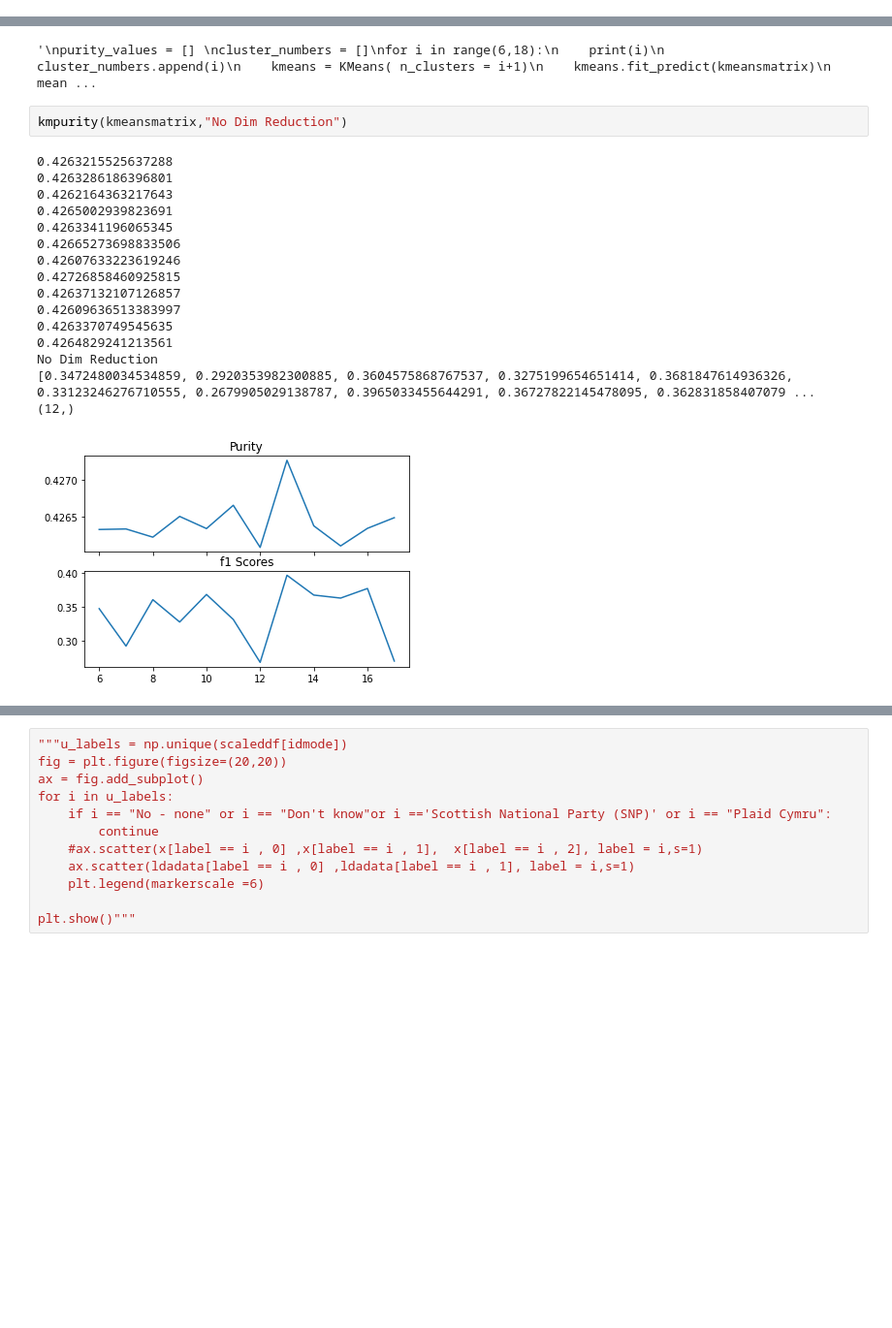
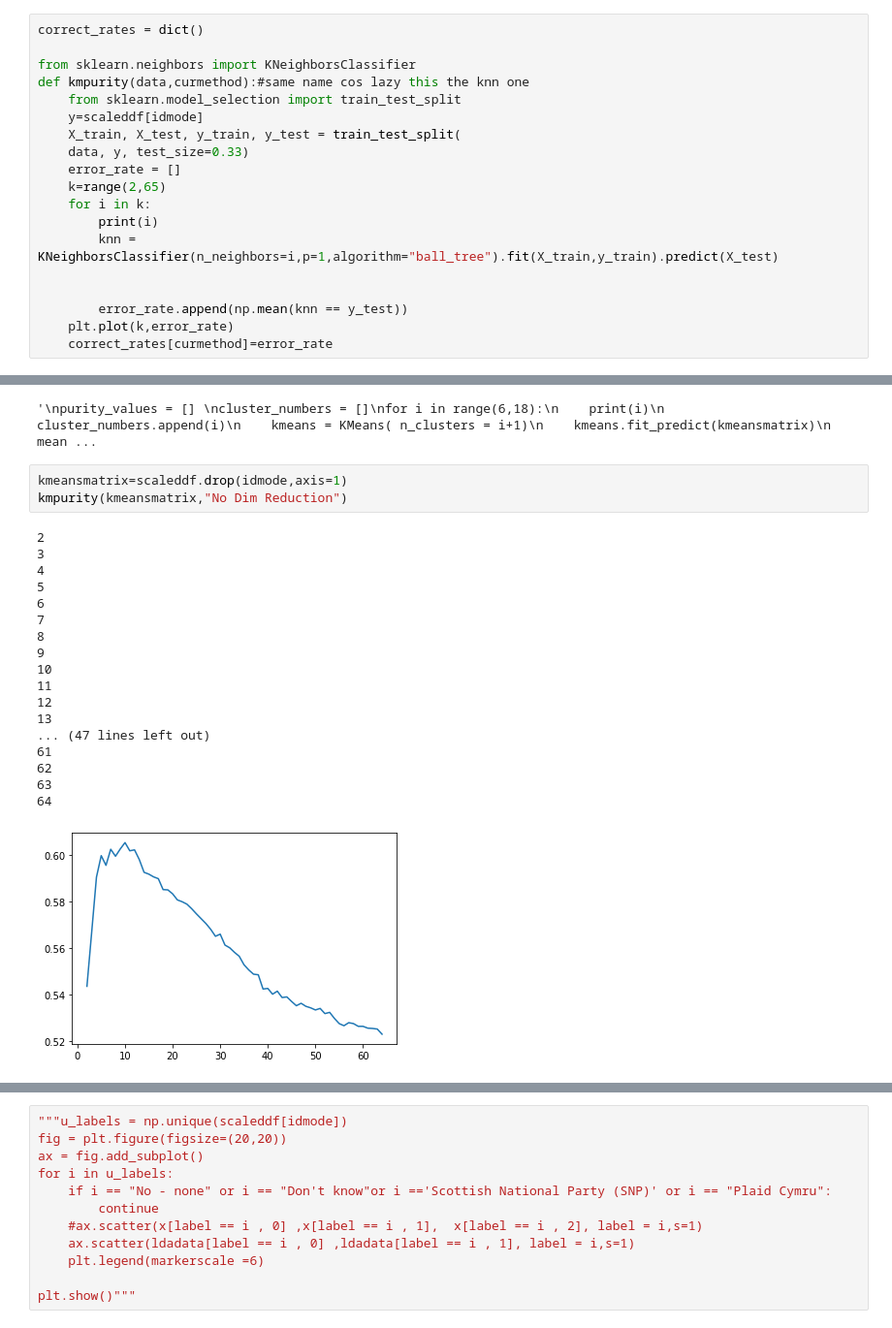
Before and after one commit to rbromley19/MDM_3_Politics, a Jupyter notebook: Dimreduction Comparison.ipynb, the cells around one changed output, grey strips where cells are left out. Shown: that part at 97% size. Drawn from its saved outputs; the diff is of its cells as text; blank space fills up the shorter version.

```diff
--- a/Dimreduction Comparison.ipynb
+++ b/Dimreduction Comparison.ipynb
@@ -303,0 +263,19 @@ Liberal Democrat
+# %%
+correct_rates = dict()
+
+from sklearn.neighbors import KNeighborsClassifier
+def kmpurity(data,curmethod):#same name cos lazy this the knn one
+    from sklearn.model_selection import train_test_split
+    y=scaleddf[idmode]
+    X_train, X_test, y_train, y_test = train_test_split(
+    data, y, test_size=0.33)
+    error_rate = []
+    k=range(2,65)
+    for i in k:
+        print(i)
+        knn = KNeighborsClassifier(n_neighbors=i,p=1,algorithm="ball_tree").fit(X_train,y_train).predict(X_test)
+
+
+        error_rate.append(np.mean(knn == y_test))
+    plt.plot(k,error_rate)
+    correct_rates[curmethod]=error_rate
@@ -394,24 +566,27 @@ for i in range(6,18):
 # %% [output]
 '\npurity_values = [] \ncluster_numbers = []\nfor i in range(6,18):\n    print(i)\n    cluster_numbers.append(i)\n    kmeans = KMeans( n_clusters = i+1)\n    kmeans.fit_predict(kmeansmatrix)\n    mean ...
 # %%
+kmeansmatrix=scaleddf.drop(idmode,axis=1)
 kmpurity(kmeansmatrix,"No Dim Reduction")
 # %% [output]
-0.4263215525637288
-0.4263286186396801
-0.4262164363217643
-0.4265002939823691
-0.4263341196065345
-0.42665273698833506
-0.42607633223619246
-0.42726858460925815
-0.42637132107126857
-0.42609636513383997
-0.4263370749545635
-0.4264829241213561
-No Dim Reduction
-[0.3472480034534859, 0.2920353982300885, 0.3604575868767537, 0.3275199654651414, 0.3681847614936326, 0.33123246276710555, 0.2679905029138787, 0.3965033455644291, 0.36727822145478095, 0.362831858407079 ...
-(12,)
+2
+3
+4
+5
+6
+7
+8
+9
+10
+11
+12
+13
+... (47 lines left out)
+61
+62
+63
+64
-[figure, old version]
+[figure, new version]
 # %%
 from sklearn.manifold import TSNE
 tsnedata = TSNE(n_components=2).fit_transform(kmeansmatrix)
```
Also changed, not shown: parts of 25 cells of this notebook, 6 other files.
